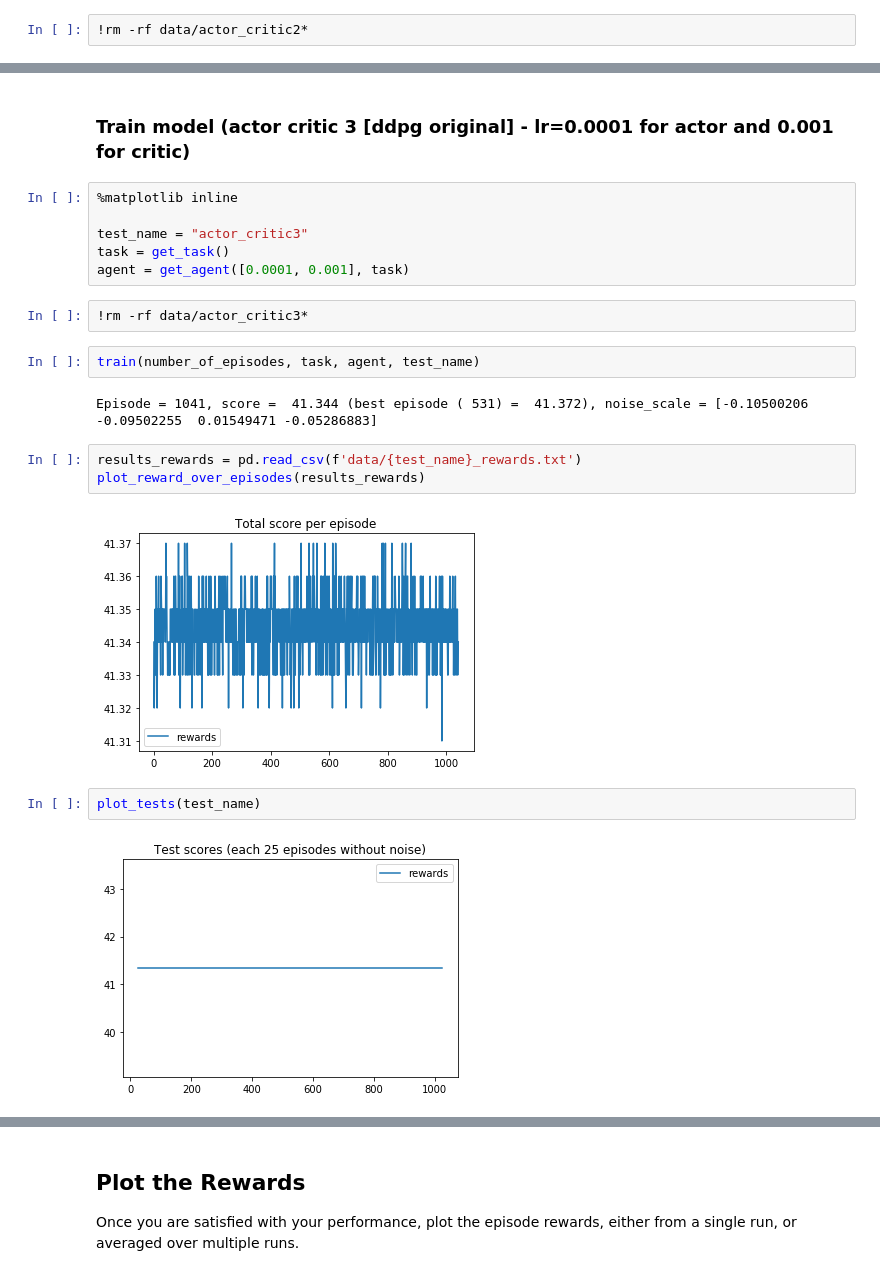
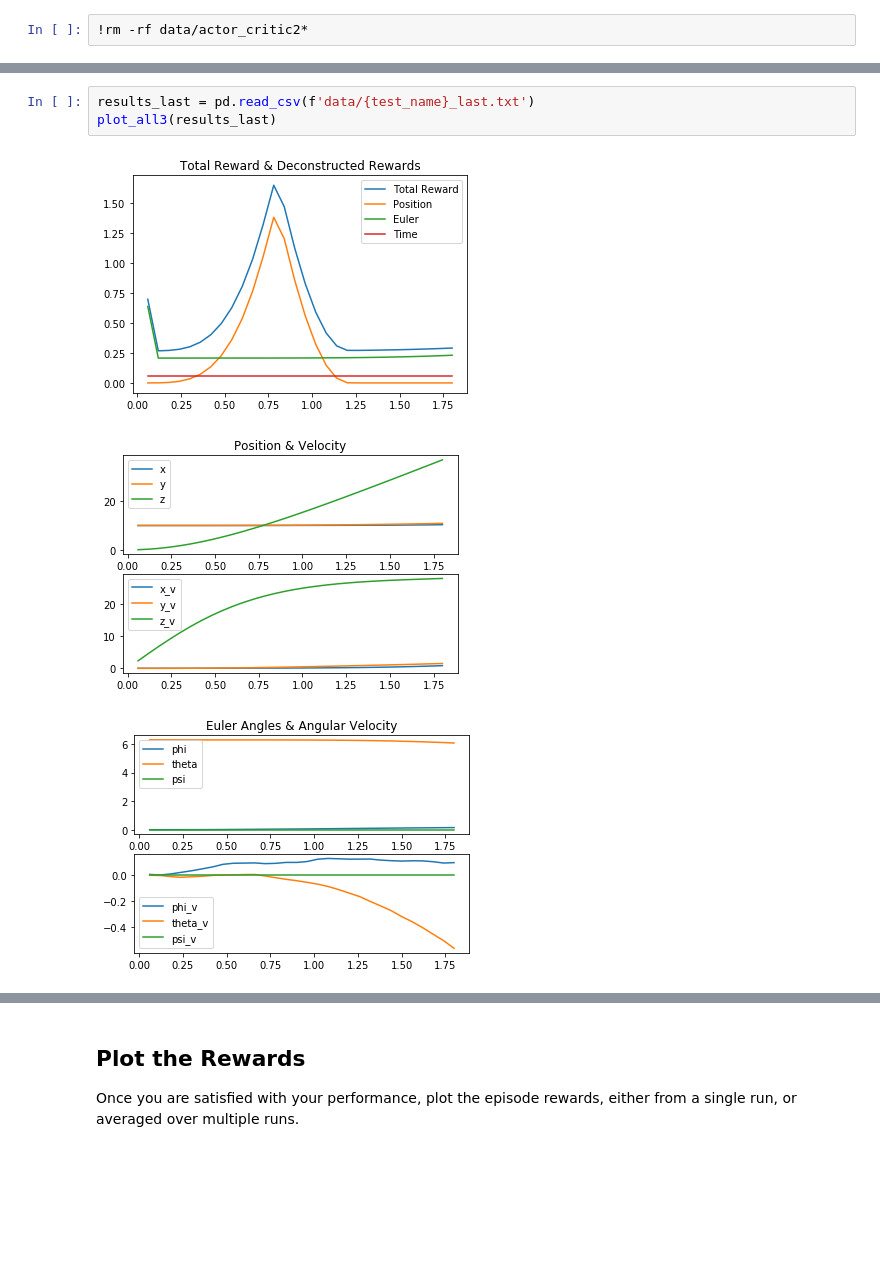
Before and after one commit to MichelML/udacity-quadopter, a Jupyter notebook: Quadcopter_Project.ipynb, the cells around one changed output, grey strips where cells are left out. Saved outputs shown, nothing was run; the diff lists cells and outputs as text; blank space fills up the shorter version.

```diff
--- a/Quadcopter_Project.ipynb
+++ b/Quadcopter_Project.ipynb
@@ -413,23 +493,7 @@ plot_all(results_best)
-# %% [markdown]
-### Train model (actor critic 3 [ddpg original] - lr=0.0001 for actor and 0.001 for critic)
-# %%
-%matplotlib inline
-
-test_name = "actor_critic3"
-task = get_task()
-agent = get_agent([0.0001, 0.001], task)
-# %%
-!rm -rf data/actor_critic3*
-# %%
-train(number_of_episodes, task, agent, test_name)
-# %% [output]
-Episode = 1041, score =  41.344 (best episode ( 531) =  41.372), noise_scale = [-0.10500206 -0.09502255  0.01549471 -0.05286883]
 # %%
-results_rewards = pd.read_csv(f'data/{test_name}_rewards.txt')
-plot_reward_over_episodes(results_rewards)
+results_last = pd.read_csv(f'data/{test_name}_last.txt')
+plot_all3(results_last)
 # %% [output]
-[figure, old version]
+[figure, new version]
+[figure, added]
+[figure, added]
-# %%
-plot_tests(test_name)
-# %% [output]
-[figure, removed]
```
Also changed, not shown: parts of 42 cells of this notebook, 9 other files.
